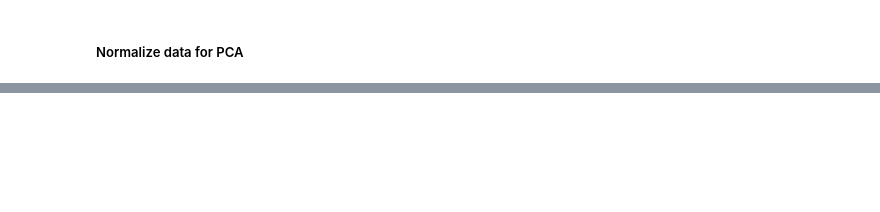
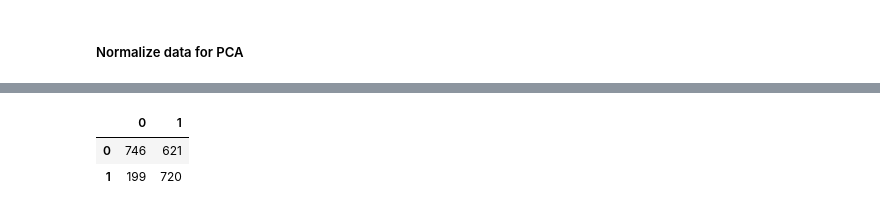
Before and after one commit to pauly51994/LOLzorz, a Jupyter notebook: LOLZORZ_at15min.ipynb, the cells around one changed output, grey strips where cells are left out. Saved outputs shown, nothing was run; the diff lists cells and outputs as text; code cells hidden in the pictures; blank space fills up the shorter version.

```diff
--- a/LOLZORZ_at15min.ipynb
+++ b/LOLZORZ_at15min.ipynb
@@ -578,0 +777,2 @@ pcaresults = pd.concat([pcdf, y], axis=1)
+# %%
+svm = SVC()
@@ -578,0 +790,2 @@ pcaresults = pd.concat([pcdf, y], axis=1)
+# %%
+svm_pred = svm.predict(X2_test)
@@ -578,0 +803,6 @@ pcaresults = pd.concat([pcdf, y], axis=1)
+# %%
+pd.DataFrame(confusion_matrix(y_true=y_test, y_pred=svm_pred))
+# %% [output]
+|  | 0 | 1 |
+| 0 | 746 | 621 |
+| 1 | 199 | 720 |
```
Also changed, not shown: parts of 58 cells of this notebook, 5 other files.
